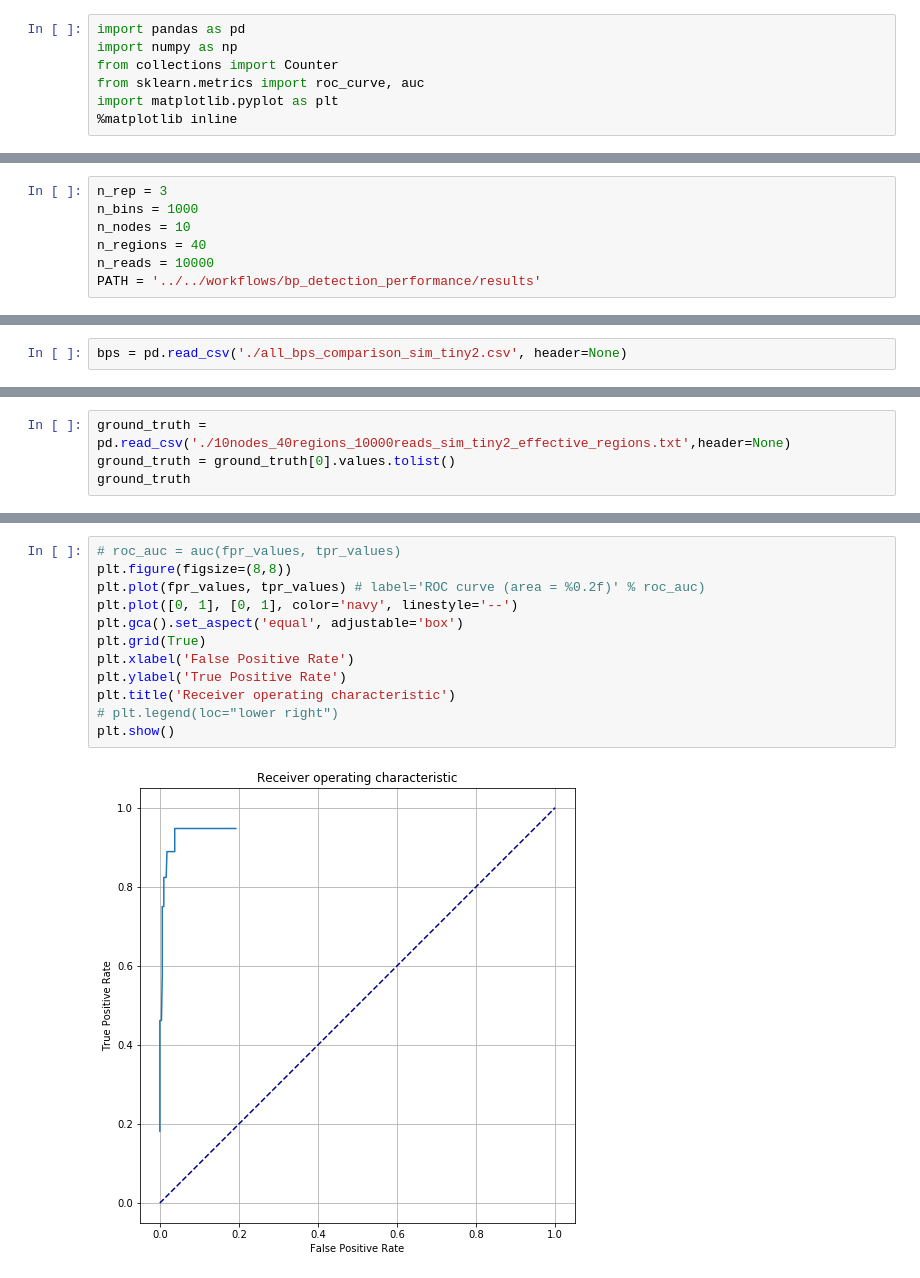
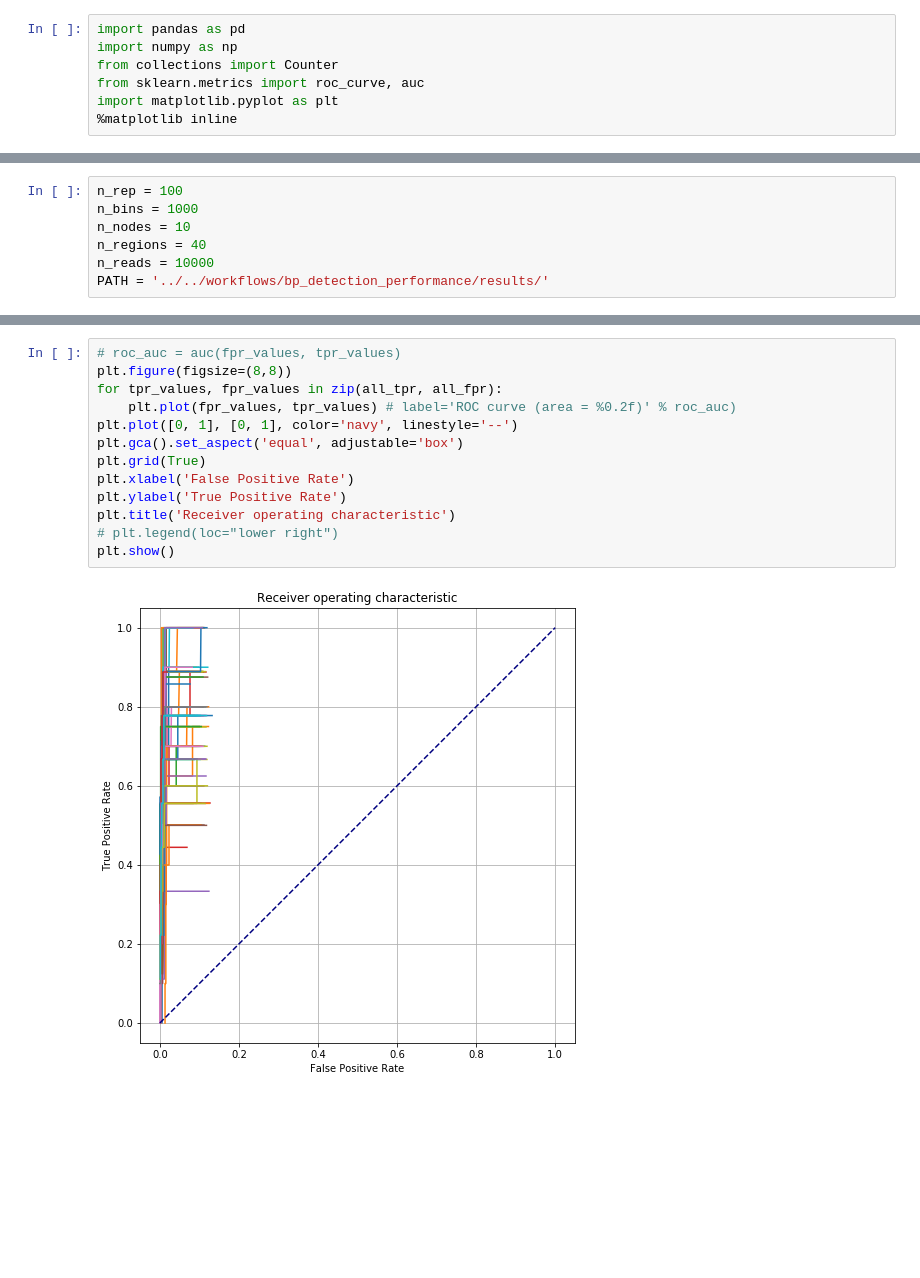
Before and after one commit to cbg-ethz/SCICoNE, a Jupyter notebook: notebooks/bp_classifier_roc/Breakpoint Classifier Performance - Multiple Runs.ipynb, the cells around one changed output, grey strips where cells are left out. Cells and saved outputs as stored; diff of their text form; blank space fills up the shorter version.

```diff
--- a/notebooks/bp_classifier_roc/Breakpoint Classifier Performance - Multiple Runs.ipynb
+++ b/notebooks/bp_classifier_roc/Breakpoint Classifier Performance - Multiple Runs.ipynb
@@ -10,10 +8,10 @@ import matplotlib.pyplot as plt
 # %%
-n_rep = 3
+n_rep = 100
 n_bins = 1000
 n_nodes = 10
 n_regions = 40
 n_reads = 10000
-PATH = '../../workflows/bp_detection_performance/results'
+PATH = '../../workflows/bp_detection_performance/results/'
 # %%
 gt_files = [PATH + str(n_nodes)+'nodes_'+str(n_regions)+'regions_'+str(n_reads) \
              +'reads_simdata_'+str(x)+'_effective_regions.txt' for x in range(0,n_rep)]
@@ -21,2 +19,0 @@ bps_files = [PATH + 'simdata_'+str(x)+'_all_bps_comparison.csv' for x in range(0
-# %%
-bps = pd.read_csv('./all_bps_comparison_sim_tiny2.csv', header=None)
@@ -38,4 +19,0 @@ bps.shape
-# %%
-ground_truth = pd.read_csv('./10nodes_40regions_10000reads_sim_tiny2_effective_regions.txt',header=None)
-ground_truth = ground_truth[0].values.tolist()
-ground_truth
@@ -79,14 +55,15 @@ for thr in threshold_coeffs:
 # %%
 # roc_auc = auc(fpr_values, tpr_values)
 plt.figure(figsize=(8,8))
-plt.plot(fpr_values, tpr_values) # label='ROC curve (area = %0.2f)' % roc_auc)
+for tpr_values, fpr_values in zip(all_tpr, all_fpr):
+    plt.plot(fpr_values, tpr_values) # label='ROC curve (area = %0.2f)' % roc_auc)
 plt.plot([0, 1], [0, 1], color='navy', linestyle='--')
 plt.gca().set_aspect('equal', adjustable='box')
 plt.grid(True)
 plt.xlabel('False Positive Rate')
 plt.ylabel('True Positive Rate')
 plt.title('Receiver operating characteristic')
 # plt.legend(loc="lower right")
 plt.show()
 # %% [output]
-[figure, old version]
+[figure, new version]
```
Also changed, not shown: parts of 12 cells of this notebook, 1 other file.
